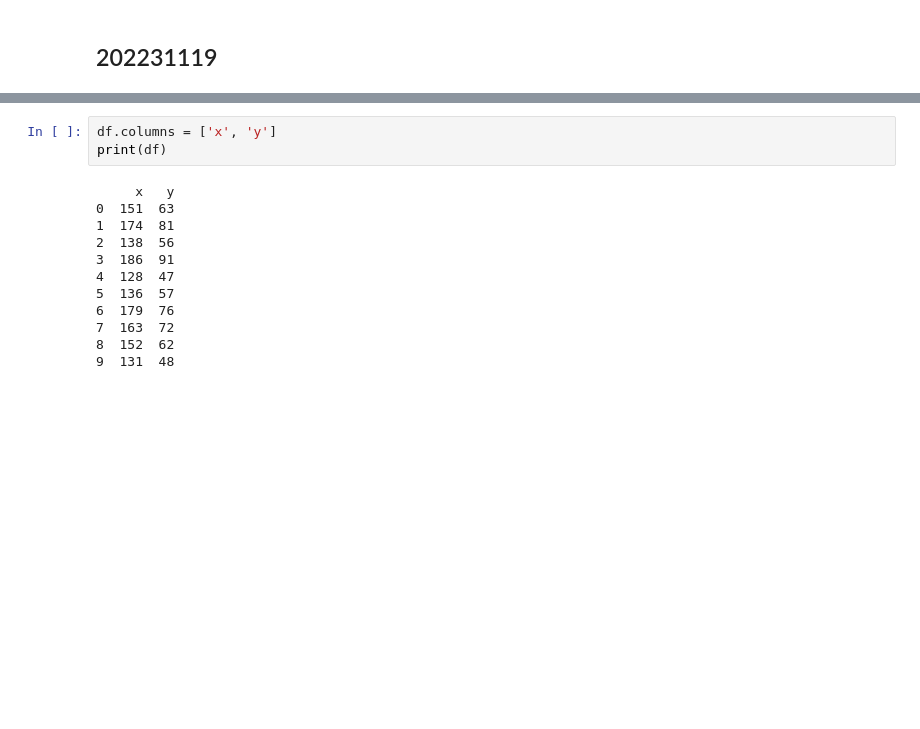
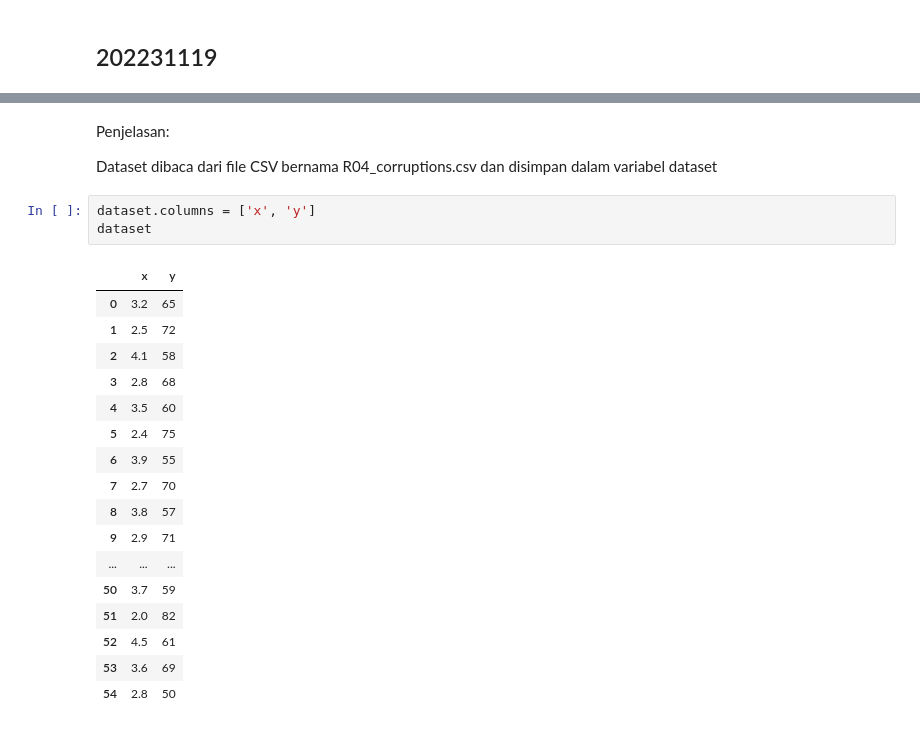
Before and after one commit to ilhmtnzl/Ilham-Tanzilal-Aziizir_202231119_Pembelajaran-Mesin-D-, a Jupyter notebook: REGRESI.ipynb, the cells around one changed output, grey strips where cells are left out. Drawn from its saved outputs; the diff is of its cells as text; blank space fills up the shorter version.

```diff
--- a/REGRESI.ipynb
+++ b/REGRESI.ipynb
@@ -27,15 +43,25 @@ df
+# %% [markdown]
+Penjelasan:
+
+Dataset dibaca dari file CSV bernama R04_corruptions.csv dan disimpan dalam variabel dataset
 # %%
-df.columns = ['x', 'y']
-print(df)
+dataset.columns = ['x', 'y']
+dataset
 # %% [output]
-     x   y
-0  151  63
-1  174  81
-2  138  56
-3  186  91
-4  128  47
-5  136  57
-6  179  76
-7  163  72
-8  152  62
-9  131  48
+|  | x | y |
+| 0 | 3.2 | 65 |
+| 1 | 2.5 | 72 |
+| 2 | 4.1 | 58 |
+| 3 | 2.8 | 68 |
+| 4 | 3.5 | 60 |
+| 5 | 2.4 | 75 |
+| 6 | 3.9 | 55 |
+| 7 | 2.7 | 70 |
+| 8 | 3.8 | 57 |
+| 9 | 2.9 | 71 |
+| ... | ... | ... |
+| 50 | 3.7 | 59 |
+| 51 | 2.0 | 82 |
+| 52 | 4.5 | 61 |
+| 53 | 3.6 | 69 |
+| 54 | 2.8 | 50 |
```
Also changed, not shown: parts of 24 cells of this notebook, 1 other file.
